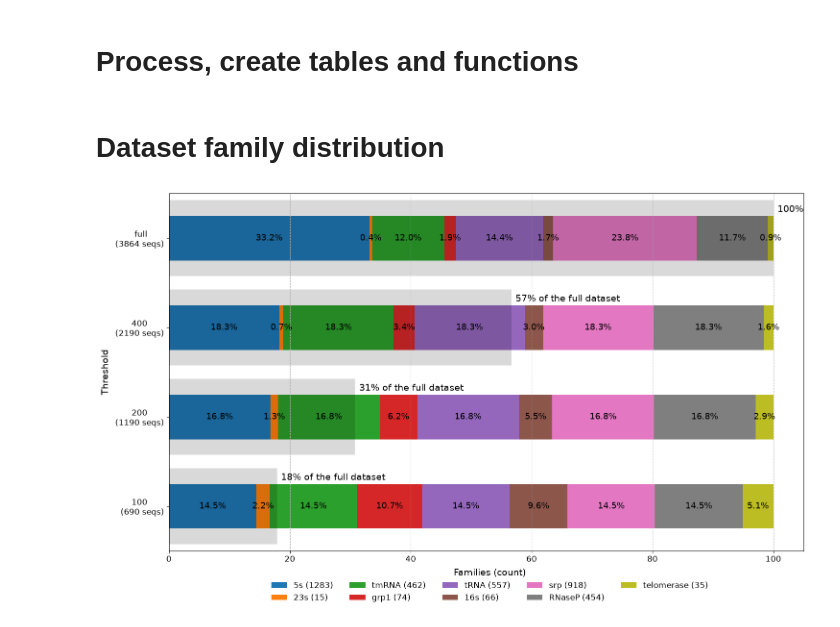
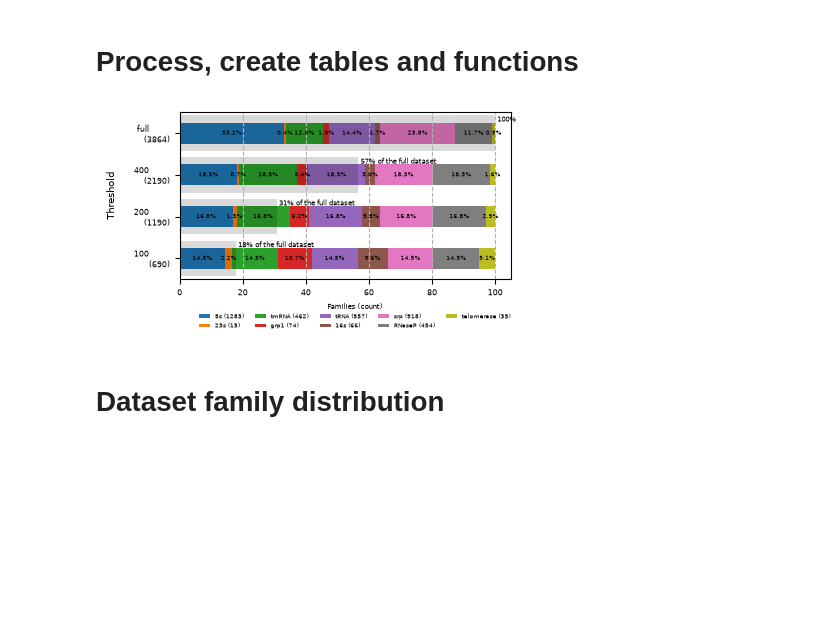
Before and after one commit to gkulemeyer/LessIsBetter, a Jupyter notebook: notebooks/Fig1A.ipynb, the cells around one changed output. Drawn from its saved outputs; the diff is of its cells as text; code cells hidden in the pictures; blank space fills up the shorter version.

```diff
--- a/notebooks/Fig1A.ipynb
+++ b/notebooks/Fig1A.ipynb
@@ -58,7 +58,7 @@ family_order = ['5s', '23s', 'tmRNA', 'grp1', 'tRNA', '16s',
                 'srp', 'RNaseP', 'telomerase']
 # %%
 def plot_dataset_distributions() -> None:
-    fig, ax = plt.subplots(figsize=(15, 8))
+    fig, ax = plt.subplots(figsize=(4.4, 2.15))
 
     # Plot the stacked bar chart
     stacked = pivot_df_percent.loc[labels, family_order].plot(
@@ -67,44 +67,44 @@ def plot_dataset_distributions() -> None:
     # Add percentage labels to each segment of the stacked bars
     for container in stacked.containers:
         stacked.bar_label(
-            container, label_type="center", fmt="%.1f%%", fontsize=13
+            container, label_type="center", fmt="%.1f%%", fontsize=4
         )
     # Add a background bar to represent the full dataset
     ax.barh(
         range(len(labels)), sizes_percent,
         color="black", alpha=0.15, height=0.85
     )
     # Add text labels for the percentage of the full dataset
     for i, value in enumerate(sizes_percent):
         text = f"{value:.0f}%" + (
             "" if value == 100 else " of the full dataset"
         )
-        ax.text(value + 0.7, i + 0.32, text, va="center", fontsize=14)
+        ax.text(value + 0.7, i + 0.32, text, va="center", fontsize=5)
 
-    ax.set_ylabel("Threshold", fontsize=14)
+    ax.set_ylabel("Threshold", fontsize=7)
     ax.grid(axis="x", linestyle="--")
-    ax.tick_params(axis="both", labelsize=12)
+    ax.tick_params(axis="both", labelsize=6)
 
     handles, families = stacked.get_legend_handles_labels()
     counts = full_ds["fam"].value_counts()
     legend_labels = [f"{fam} ({counts[fam]})" for fam in families]
 
     fig.legend(
         handles, legend_labels,
         title="Families (count)",
-        bbox_to_anchor=(0.55, -0.1),
+        bbox_to_anchor=(0.6, -0.1),
         loc="lower center",
         ncol=5,
         frameon=False,
-        fontsize=12,
-        title_fontsize=14,
+        fontsize=4,
+        title_fontsize=5,
     )
 
     fig.tight_layout()
+    plt.savefig("../figures/1A.svg", dpi=300, bbox_inches="tight")
     plt.show()
+plot_dataset_distributions()
+# %% [output]
+[figure, added]
 # %% [markdown]
 # Dataset family distribution
-# %%
-plot_dataset_distributions()
-# %% [output]
-[figure, removed]
```
Also changed, not shown: 6 other files.
